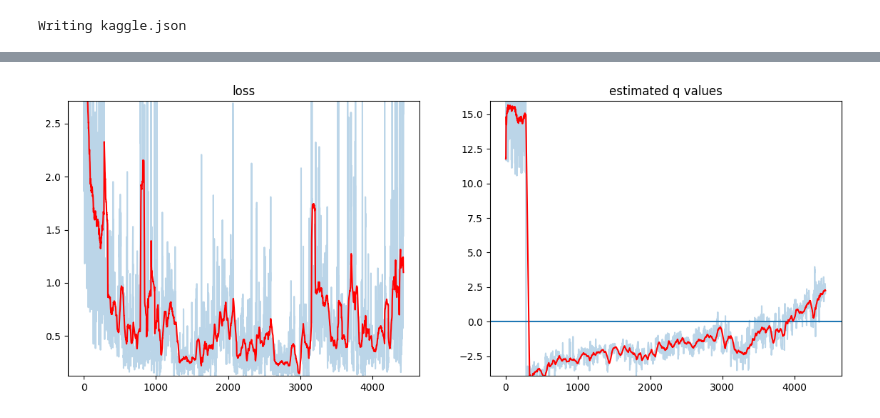
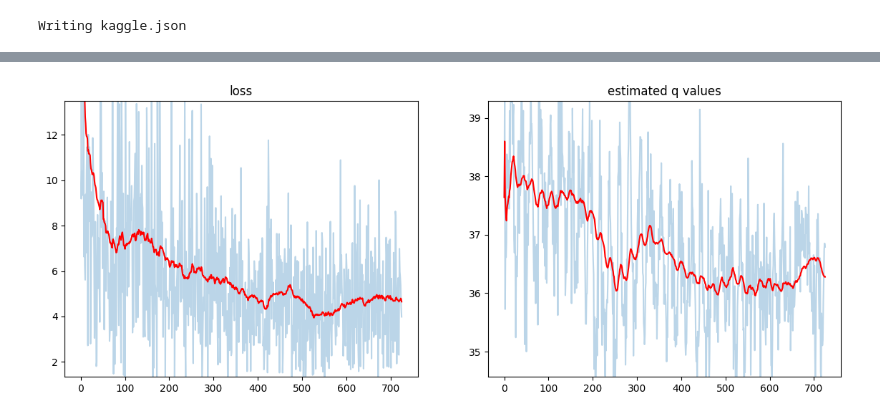
Before and after one commit to dercodeKoenig/dqn_trading_gcloudvm, a Jupyter notebook: evaluate_colab.ipynb, the cells around one changed output, grey strips where cells are left out. Drawn from its saved outputs; the diff is of its cells as text; code cells hidden in the pictures.

```diff
--- a/evaluate_colab.ipynb
+++ b/evaluate_colab.ipynb
@@ -65,37 +65,37 @@ def get_values(fn):
     f.close()
 
     lines = [float(x.replace("\n","")) for x in lines]
     for i in range(len(lines)):
         if np.isnan(lines[i]):
             lines[i] = 0
 
     return lines
 
 avg_n=50
 k=2
 
 def plot_logs(losses, qs, name):
     fig, ax = plt.subplots(1,2,figsize=(14,5))
     ax[0].set_title("loss")
     lower, upper = np.percentile(losses, [k, 100-k])
     ax[0].set_ylim(lower, upper)
     ax[0].plot(losses, alpha=0.3)
     ax[0].plot([np.mean(losses[max(0,i-avg_n):i+1]) for i in range(len(losses))], c="r")
     ax[1].set_title("estimated q values")
     lower, upper = np.percentile(qs, [k, 100-k])
     ax[1].set_ylim(lower, upper)
     ax[1].plot(qs, alpha=0.3)
     ax[1].axhline(0)
     ax[1].plot([np.mean(qs[max(0,i-avg_n):i+1]) for i in range(len(qs))], c="r")
     plt.savefig(name)
 
 try:
-	losses = get_values("dqn_trading_gcloudvm/t0/loss.txt")
-	qs = get_values("dqn_trading_gcloudvm/t0/qv.txt")
-	plot_logs(losses, qs, "t0.jpg")
+	losses = get_values("dqn_trading_gcloudvm/t1/loss.txt")
+	qs = get_values("dqn_trading_gcloudvm/t1/qv.txt")
+	plot_logs(losses, qs, "t1.jpg")
 except:pass
 # %% [output]
-[figure, old version]
+[figure, new version]
 # %%
 !kaggle datasets download -d bpwqsdd/us-index-cfd-data
 !mkdir data
```
Also changed, not shown: parts of 10 cells of this notebook.
